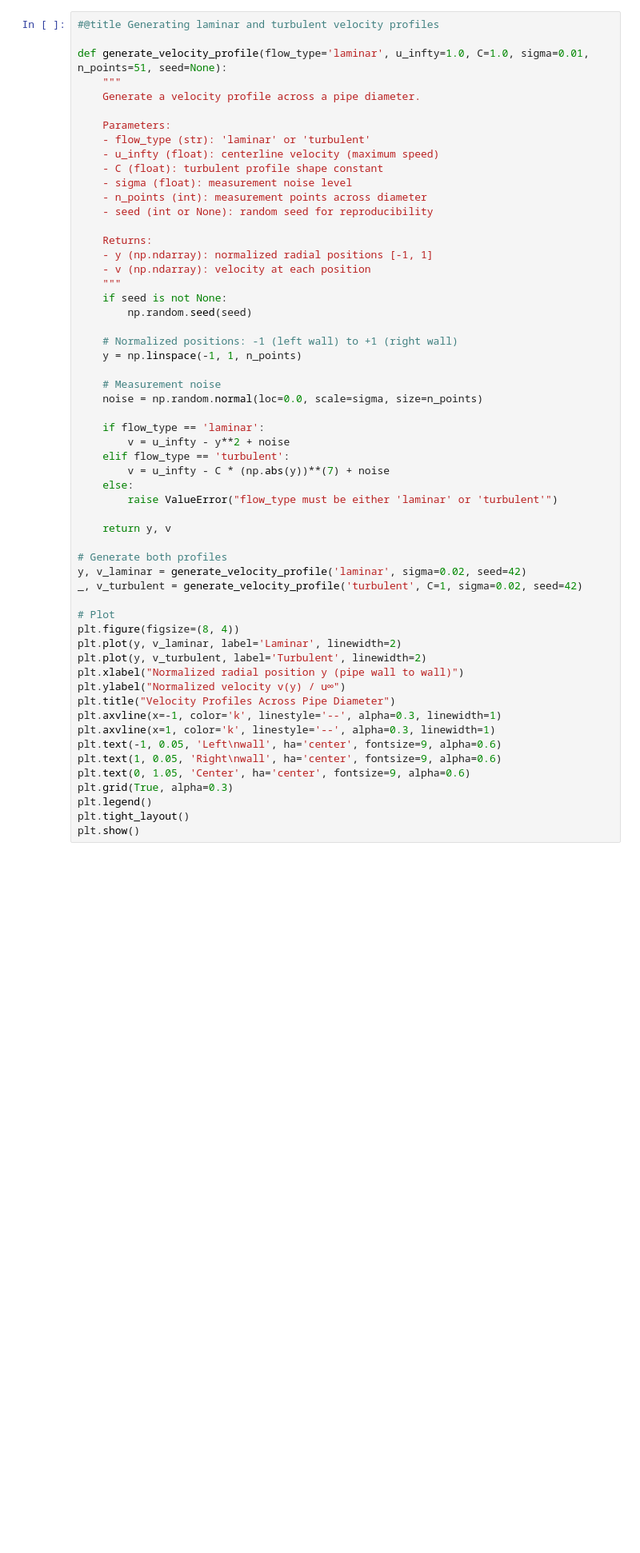
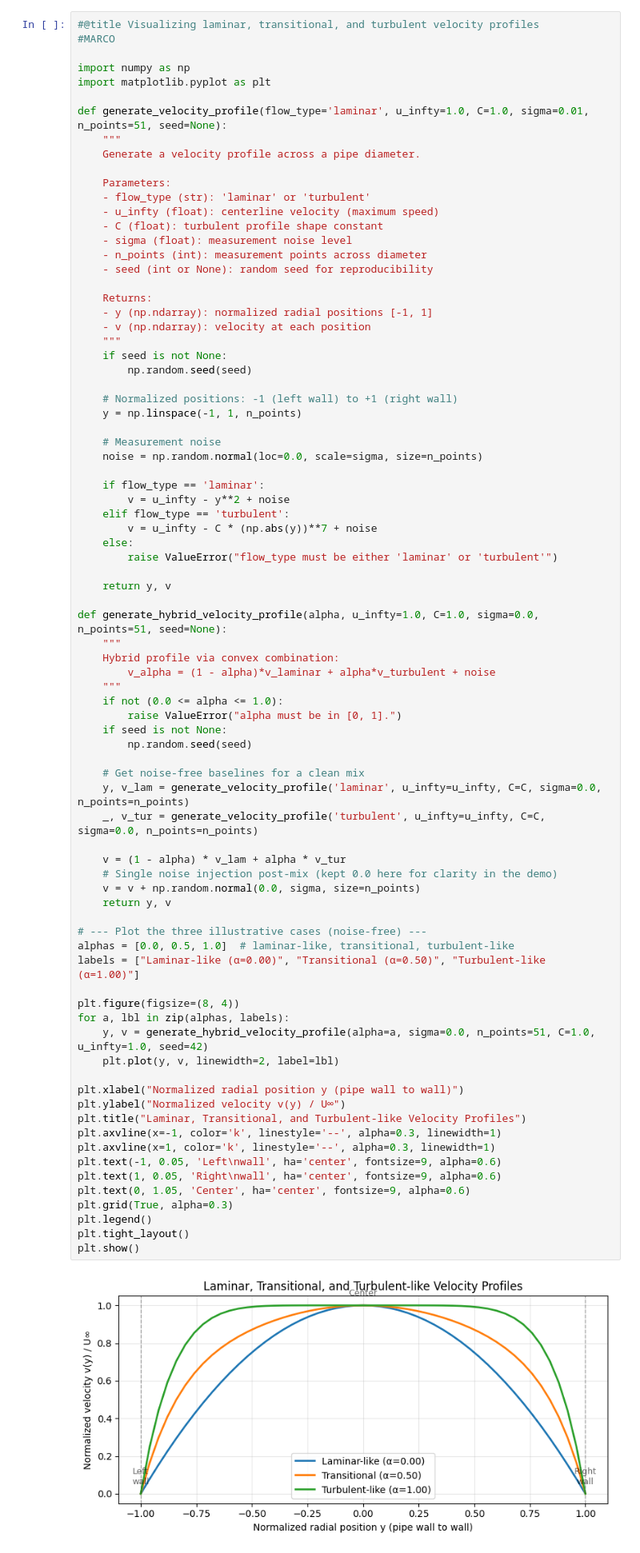
Before and after one commit to artkula/ML-retreat-tekmek-2025, a Jupyter notebook: supervised_classification_methods.ipynb, the cells around one changed output. Shown at 80% size. Cells and saved outputs as stored; diff of their text form; blank space fills up the shorter version.

```diff
--- a/supervised_classification_methods.ipynb
+++ b/supervised_classification_methods.ipynb
@@ -137,5 +135,9 @@ The plot below shows example profiles. Notice how laminar flow has a sharper cur
 # %%
-#@title Generating laminar and turbulent velocity profiles
+#@title Visualizing laminar, transitional, and turbulent velocity profiles
+#MARCO
+
+import numpy as np
+import matplotlib.pyplot as plt
 
 def generate_velocity_profile(flow_type='laminar', u_infty=1.0, C=1.0, sigma=0.01, n_points=51, seed=None):
     """
@@ -155,39 +157,61 @@ def generate_velocity_profile(flow_type='laminar', u_infty=1.0, C=1.0, sigma=0.0
     """
     if seed is not None:
         np.random.seed(seed)
 
     # Normalized positions: -1 (left wall) to +1 (right wall)
     y = np.linspace(-1, 1, n_points)
 
     # Measurement noise
     noise = np.random.normal(loc=0.0, scale=sigma, size=n_points)
 
     if flow_type == 'laminar':
         v = u_infty - y**2 + noise
     elif flow_type == 'turbulent':
-        v = u_infty - C * (np.abs(y))**(7) + noise
+        v = u_infty - C * (np.abs(y))**7 + noise
     else:
         raise ValueError("flow_type must be either 'laminar' or 'turbulent'")
 
     return y, v
 
-# Generate both profiles
-y, v_laminar = generate_velocity_profile('laminar', sigma=0.02, seed=42)
-_, v_turbulent = generate_velocity_profile('turbulent', C=1, sigma=0.02, seed=42)
+def generate_hybrid_velocity_profile(alpha, u_infty=1.0, C=1.0, sigma=0.0, n_points=51, seed=None):
+    """
+    Hybrid profile via convex combination:
+        v_alpha = (1 - alpha)*v_laminar + alpha*v_turbulent + noise
+    """
+    if not (0.0 <= alpha <= 1.0):
+        raise ValueError("alpha must be in [0, 1].")
+    if seed is not None:
+        np.random.seed(seed)
 
-# Plot
+    # Get noise-free baselines for a clean mix
+    y, v_lam = generate_velocity_profile('laminar', u_infty=u_infty, C=C, sigma=0.0, n_points=n_points)
+    _, v_tur = generate_velocity_profile('turbulent', u_infty=u_infty, C=C, sigma=0.0, n_points=n_points)
+
+    v = (1 - alpha) * v_lam + alpha * v_tur
+    # Single noise injection post-mix (kept 0.0 here for clarity in the demo)
+    v = v + np.random.normal(0.0, sigma, size=n_points)
+    return y, v
+
+# --- Plot the three illustrative cases (noise-free) ---
+alphas = [0.0, 0.5, 1.0]  # laminar-like, transitional, turbulent-like
+labels = ["Laminar-like (α=0.00)", "Transitional (α=0.50)", "Turbulent-like (α=1.00)"]
+
 plt.figure(figsize=(8, 4))
-plt.plot(y, v_laminar, label='Laminar', linewidth=2)
-plt.plot(y, v_turbulent, label='Turbulent', linewidth=2)
+for a, lbl in zip(alphas, labels):
+    y, v = generate_hybrid_velocity_profile(alpha=a, sigma=0.0, n_points=51, C=1.0, u_infty=1.0, seed=42)
+    plt.plot(y, v, linewidth=2, label=lbl)
+
 plt.xlabel("Normalized radial position y (pipe wall to wall)")
-plt.ylabel("Normalized velocity v(y) / u∞")
-plt.title("Velocity Profiles Across Pipe Diameter")
+plt.ylabel("Normalized velocity v(y) / U∞")
+plt.title("Laminar, Transitional, and Turbulent-like Velocity Profiles")
 plt.axvline(x=-1, color='k', linestyle='--', alpha=0.3, linewidth=1)
 plt.axvline(x=1, color='k', linestyle='--', alpha=0.3, linewidth=1)
 plt.text(-1, 0.05, 'Left\nwall', ha='center', fontsize=9, alpha=0.6)
 plt.text(1, 0.05, 'Right\nwall', ha='center', fontsize=9, alpha=0.6)
 plt.text(0, 1.05, 'Center', ha='center', fontsize=9, alpha=0.6)
 plt.grid(True, alpha=0.3)
 plt.legend()
 plt.tight_layout()
 plt.show()
+# %% [output]
+[figure, added]
```
Also changed, not shown: parts of 27 cells of this notebook.
